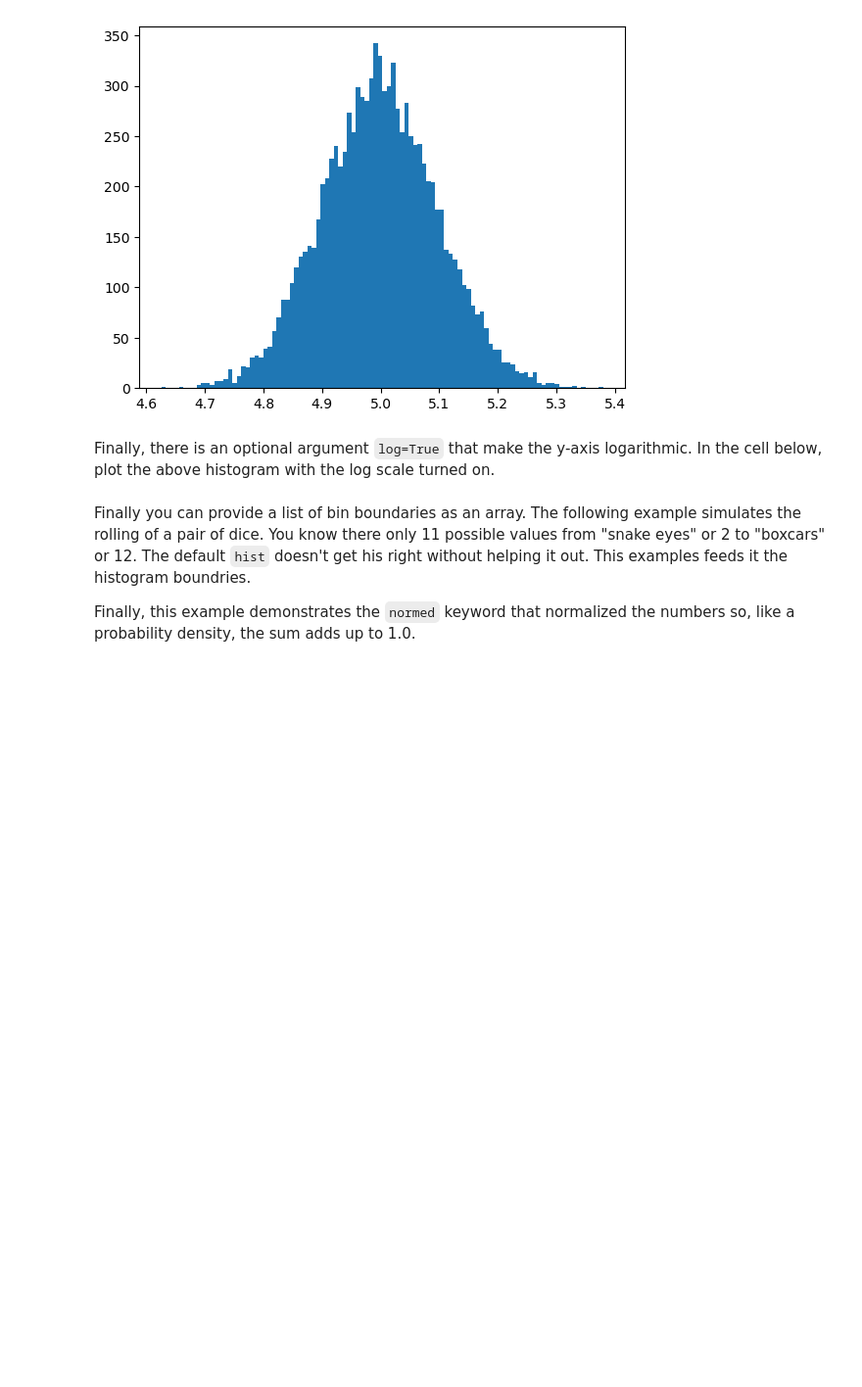
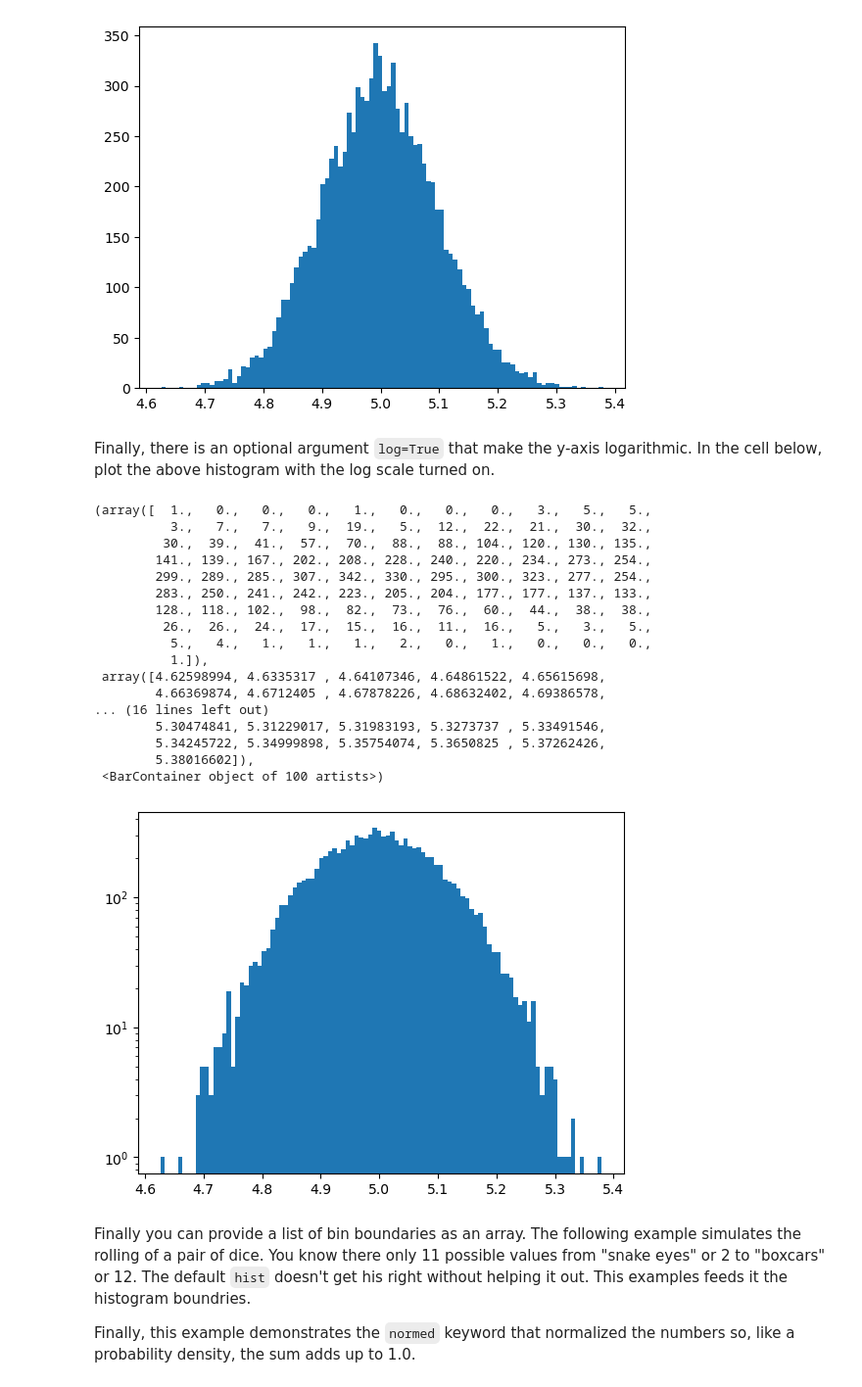
Before and after one commit to DuquesneAtomicPhysics/PythonJupyterSkills, a Jupyter notebook: Skill-05-Basic-Plotting-Student.ipynb, the cells around one changed output. Shown at 98% size. Saved outputs shown, nothing was run; the diff lists cells and outputs as text; code cells hidden in the pictures; blank space fills up the shorter version.

Commit message:
Completed 5
worked with matplotlab and histograms

```diff
--- a/Skill-05-Basic-Plotting-Student.ipynb
+++ b/Skill-05-Basic-Plotting-Student.ipynb
@@ -376,6 +376,30 @@ plt.hist(meas1,100)
 [figure]
 # %% [markdown]
 Finally, there is an optional argument `log=True` that make the y-axis logarithmic. In the cell below, plot the above histogram with the log scale turned on.
+# %%
+np.random.seed(0)
+meas1 = np.random.normal(5.0, 0.1, 10000)
+
+plt.hist(meas1,100,log=True)
+# %% [output]
+(array([  1.,   0.,   0.,   0.,   1.,   0.,   0.,   0.,   3.,   5.,   5.,
+          3.,   7.,   7.,   9.,  19.,   5.,  12.,  22.,  21.,  30.,  32.,
+         30.,  39.,  41.,  57.,  70.,  88.,  88., 104., 120., 130., 135.,
+        141., 139., 167., 202., 208., 228., 240., 220., 234., 273., 254.,
+        299., 289., 285., 307., 342., 330., 295., 300., 323., 277., 254.,
+        283., 250., 241., 242., 223., 205., 204., 177., 177., 137., 133.,
+        128., 118., 102.,  98.,  82.,  73.,  76.,  60.,  44.,  38.,  38.,
+         26.,  26.,  24.,  17.,  15.,  16.,  11.,  16.,   5.,   3.,   5.,
+          5.,   4.,   1.,   1.,   1.,   2.,   0.,   1.,   0.,   0.,   0.,
+          1.]),
+ array([4.62598994, 4.6335317 , 4.64107346, 4.64861522, 4.65615698,
+        4.66369874, 4.6712405 , 4.67878226, 4.68632402, 4.69386578,
+... (16 lines left out)
+        5.30474841, 5.31229017, 5.31983193, 5.3273737 , 5.33491546,
+        5.34245722, 5.34999898, 5.35754074, 5.3650825 , 5.37262426,
+        5.38016602]),
+ <BarContainer object of 100 artists>)
+[figure, added]
 # %% [markdown]
 Finally you can provide a list of bin boundaries as an array. The following example simulates the rolling of a pair of dice. You know there only 11 possible values from "snake eyes" or 2 to "boxcars" or 12. The default `hist` doesn't get his right without helping it out. This examples feeds it the histogram boundries.
 
```
Also changed, not shown: parts of 1 cell of this notebook.
